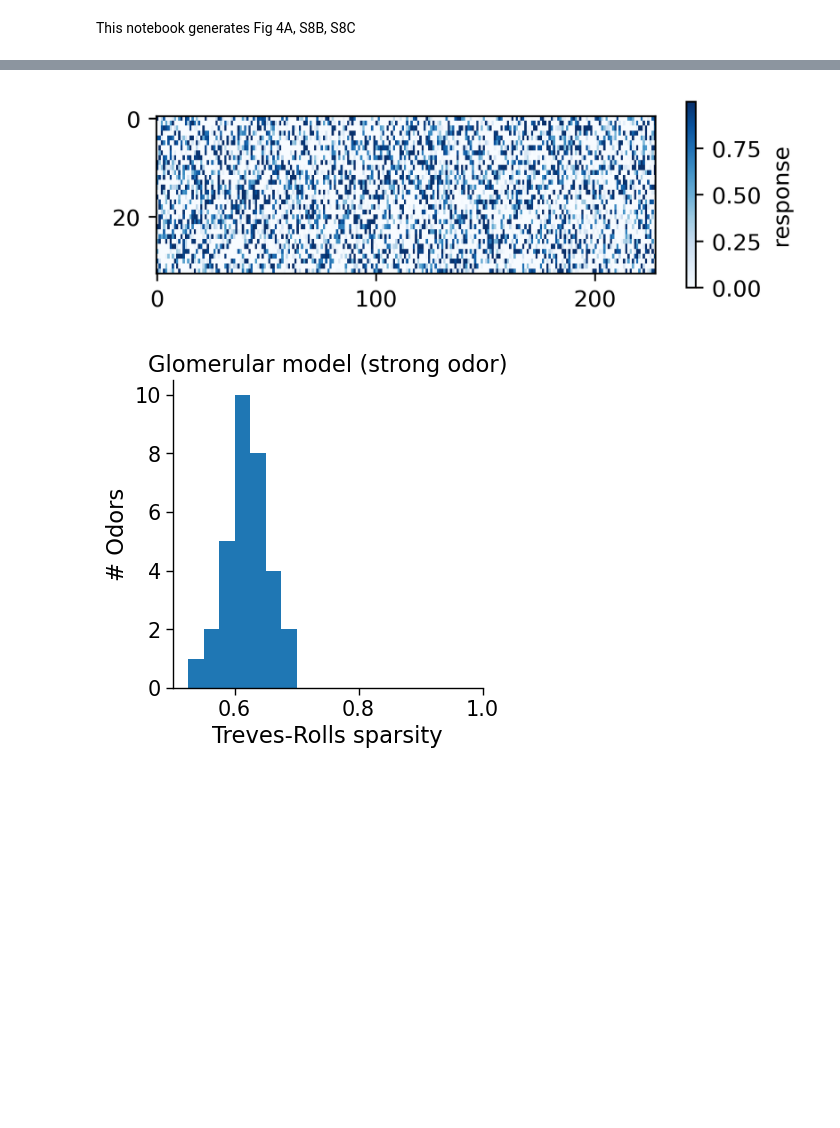
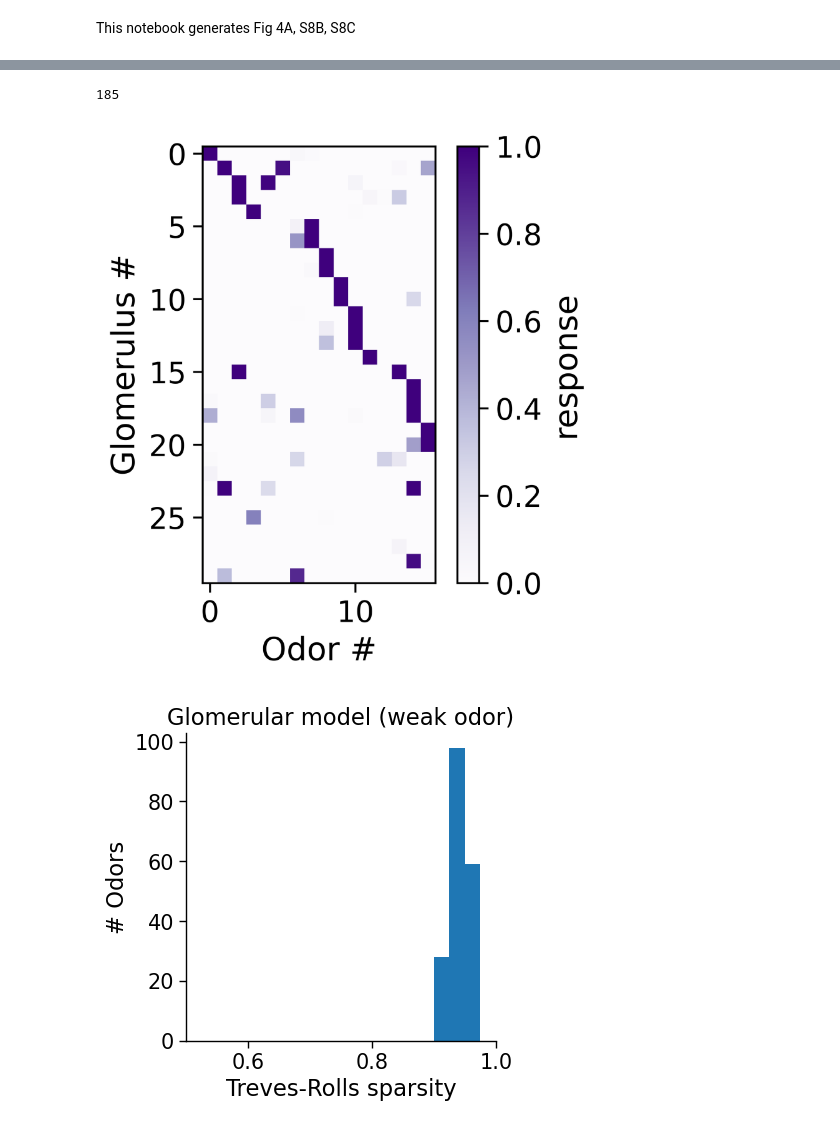
Before and after one commit to george-tog/sparse_inputs, a Jupyter notebook: scripts/3-glom_model_sparsity.ipynb, the cells around one changed output, grey strips where cells are left out. Drawn from its saved outputs; the diff is of its cells as text; code cells hidden in the pictures; blank space fills up the shorter version.

```diff
--- a/scripts/3-glom_model_sparsity.ipynb
+++ b/scripts/3-glom_model_sparsity.ipynb
@@ -84,8 +84,8 @@ plt.savefig(f"../figures/manuscript/example_glomerular_responses_bgconc_{bg_conc
 # %%
 # compute population sparsity for 32 single odors
-conc = 1e0 # 1e-3 # 1e-3 is weak, 1e0 is strong
+conc = 1e-3 # 1e0 # 1e-3 is weak, 1e0 is strong
 n_glom_shown = 228
-b = 32  # number of single odors/channels
+b = 185  # number of single odors/channels
 
 concs = np.eye(b) * conc
 conc_tensor = tensorize_concs(concs, n_samp=concs.shape[0], b=concs.shape[1], N=N)
@@ -103,34 +103,54 @@ F_max = 1
 hill_n = 4
 
 r = compute_activity_vec(
     conc_tensor,
     kappa,
     eta,
     F_max=F_max,
     n=hill_n,
     sigma=0.0,
     inv_kappa=inv_kappa,
     fano_factor_one=False,
 ).reshape(concs.shape[0], -1)[:, :n_glom_shown]
 
-fig, ax = plt.subplots(figsize=(5, 1.5), dpi=400)
-cax = ax.imshow(r, cmap="Blues", aspect=2.25)
+
+norm_r = r / r.max(axis=0, keepdims=True) # normalize responses by maximum response across odors
+pref_odor = np.argmax(norm_r, axis=0)     # shape (glomeruli,)
+glom_order = np.argsort(pref_odor)        # permutation of glomeruli
+fig, ax = plt.subplots(figsize=(4,4), dpi=600)
+cax = ax.imshow(norm_r[:, glom_order].T[:30, :16], cmap="Purples", aspect=1.)
 fig.colorbar(mappable=cax, label="response")
+ax.set_xlabel('Odor #')
+ax.set_ylabel('Glomerulus #')
+
 
 sns.set_context("paper", font_scale=1.7)
 plt.figure(figsize=(4, 4))
 plt.hist(population_sparsity(r.T), bins=np.arange(0.5, 1.025, 0.025))
 plt.xlabel("Treves-Rolls sparsity")
 plt.ylabel("# Odors")
 plt.xlim(0.5, 1.0)
 if conc == 1e-3:
     plt.title("Glomerular model (weak odor)")
 elif conc == 1e0:
     plt.title("Glomerular model (strong odor)")
 
 sns.despine()
 plt.savefig(f"../figures/manuscript/glomerular_model_sparsity_conc{conc}.svg", dpi=600, bbox_inches="tight")
 plt.savefig(f"../figures/manuscript/glomerular_model_sparsity_conc{conc}.png", dpi=600, bbox_inches="tight")
+
+norm_r = r / r.max(axis=0, keepdims=True) # normalize responses by maximum response across odors
+values_sorted = sorted(population_sparsity(norm_r.T), reverse=False)
+print(len(values_sorted))
+cum_frac = np.cumsum(values_sorted) / np.sum(values_sorted)
+plt.figure(figsize=(4, 4), dpi=200)
+plt.plot(values_sorted, cum_frac)
+sns.despine()
+plt.ylabel("CDF")
+plt.xlabel("Treves-Rolls sparsity")
+plt.savefig(f"../figures/manuscript/glomerular_model_sparsity_conc{conc}_cdf.svg", dpi=600, bbox_inches="tight")
+plt.savefig(f"../figures/manuscript/glomerular_model_sparsity_conc{conc}_cdf.png", dpi=600, bbox_inches="tight")
 # %% [output]
+185
-[figure, old version]
+[figure, new version]
-[figure, old version]
+[figure, new version]
```
Also changed, not shown: parts of 4 cells of this notebook, 2 other files.
